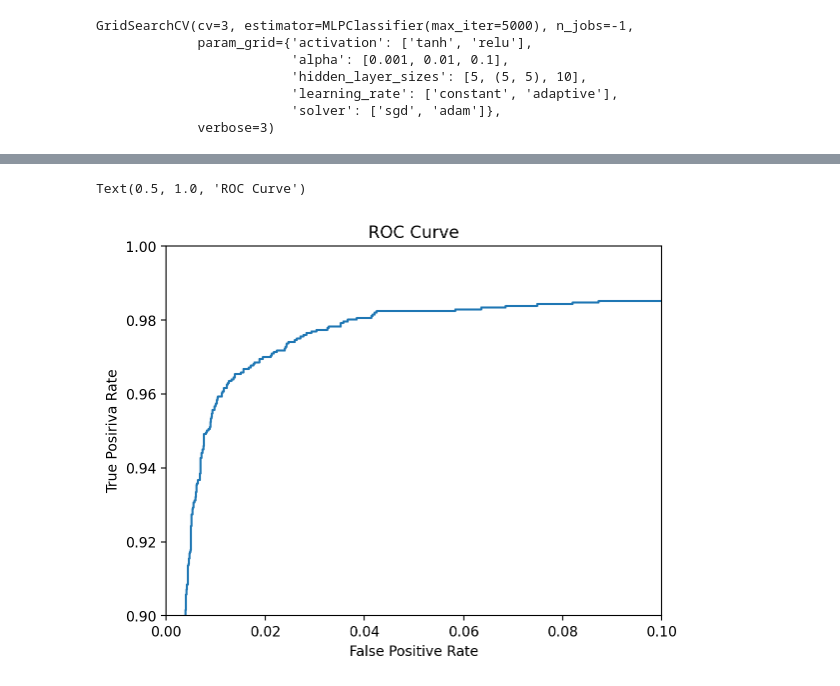
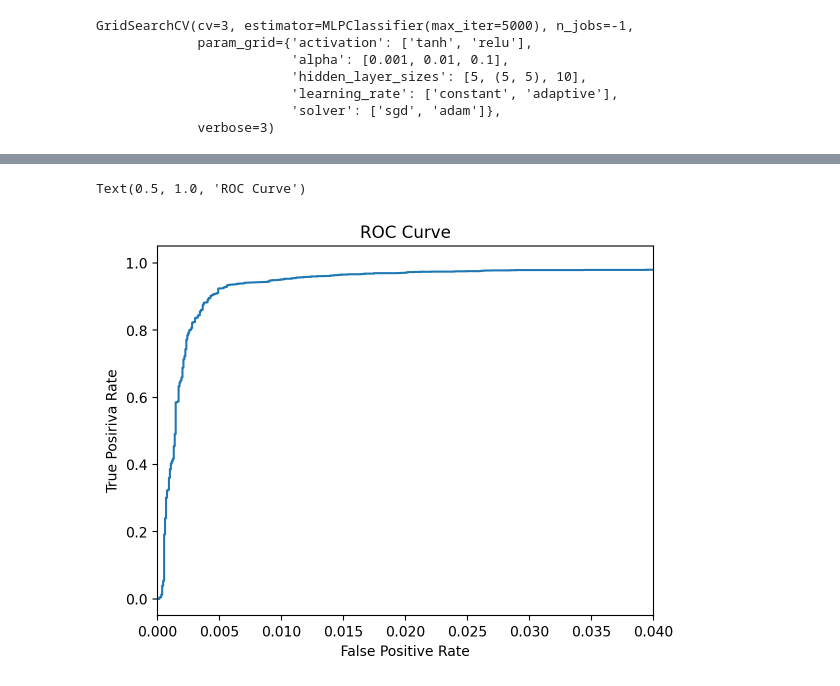
Before and after one commit to SimoneArienti/astrostatistics_bicocca_2024, a Jupyter notebook: working/Ex 19 Galaxies vs Quasars II.ipynb, the cells around one changed output, grey strips where cells are left out. Cells and saved outputs as stored; diff of their text form; code cells hidden in the pictures.

```diff
--- a/working/Ex 19 Galaxies vs Quasars II.ipynb
+++ b/working/Ex 19 Galaxies vs Quasars II.ipynb
@@ -231,14 +238,14 @@ y_prob = mlp_best.predict_proba(X_test_all)[:,1]
 # %%
 fpr, tpr, threshold = roc_curve(y_test_all, y_prob)
 plt.plot(fpr, tpr)
-plt.xlim(0, 0.1)
-plt.ylim(0.9, 1)
+plt.xlim(0, 0.04)
+#plt.ylim(0.9, 1)
 plt.xlabel('False Positive Rate')
 plt.ylabel('True Posiriva Rate')
 plt.title('ROC Curve')
 # %% [output]
 Text(0.5, 1.0, 'ROC Curve')
-[figure, old version]
+[figure, new version]
 # %%
 y_pred = mlp_best.predict_proba(X_test_all)
 y_pred_labels = np.argmax(y_pred, axis = 1)  # from (15000, 2) --> (15000,)
```
Also changed, not shown: parts of 11 cells of this notebook.
